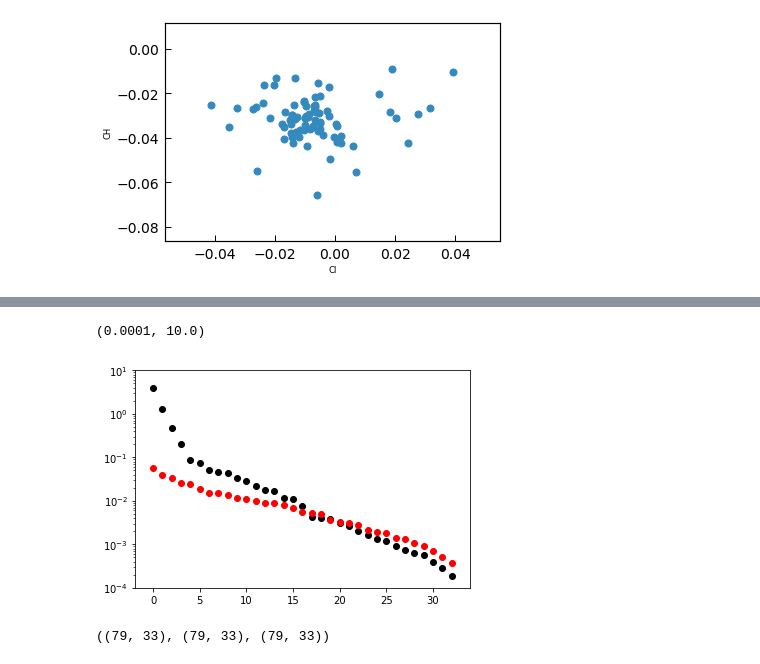
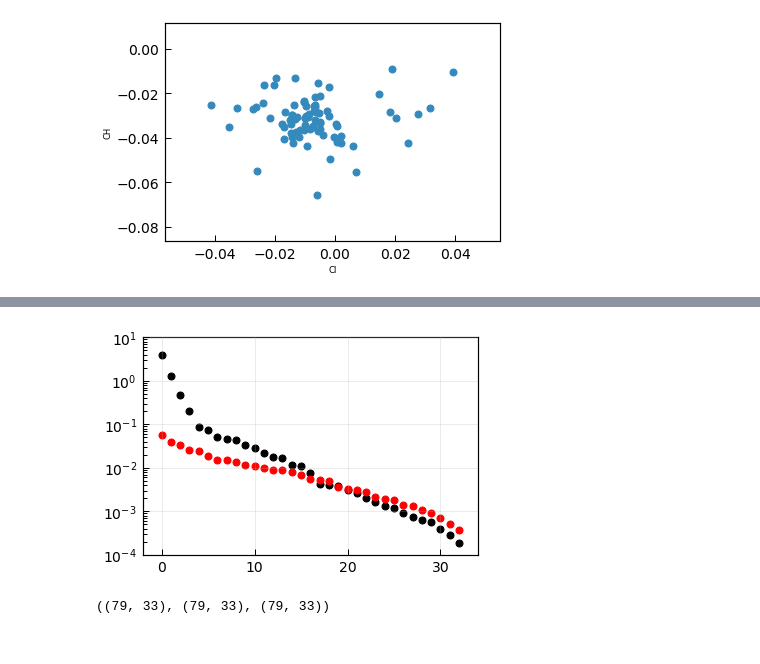
Before and after one commit to megbedell/elemental-basis, a Jupyter notebook: notebooks/pca.ipynb, the cells around one changed output, grey strips where cells are left out. Cells and saved outputs as stored; diff of their text form; code cells hidden in the pictures.

```diff
--- a/notebooks/pca.ipynb
+++ b/notebooks/pca.ipynb
@@ -80,12 +108,13 @@ feigenvals = np.sum(famps * famps, axis=0)
 # %%
 # compare data (black) and fake data (red) PCA amplitudes
 plt.scatter(np.arange(len(eigenvals)), eigenvals, color="k")
 plt.scatter(np.arange(len(feigenvals)), feigenvals, color="r")
 plt.semilogy()
 plt.ylim(0.0001, 10.)
+plt.grid(alpha=0.3)
+plt.savefig('eigenvals.png')
 # %% [output]
-(0.0001, 10.0)
-[figure, old version]
+[figure, new version]
 # %%
 # make a RANDOM rotation of the DATA
 # that is, the real data, but rotated into a random basis
```
Also changed, not shown: parts of 10 cells of this notebook, 2 other files.
